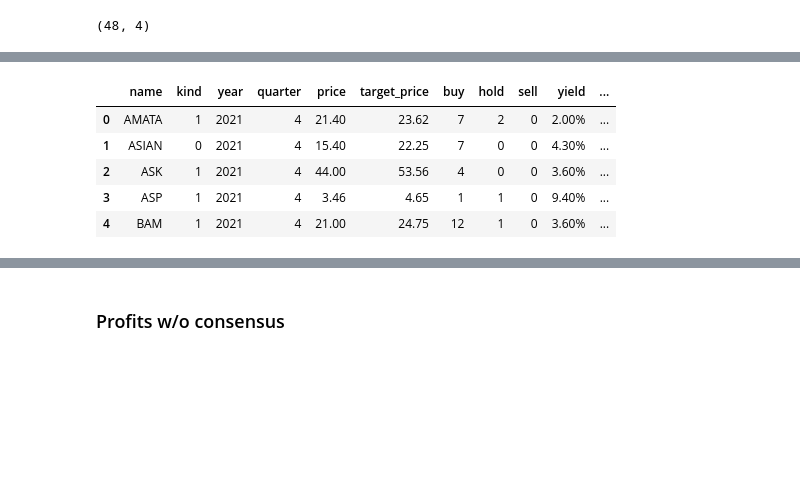
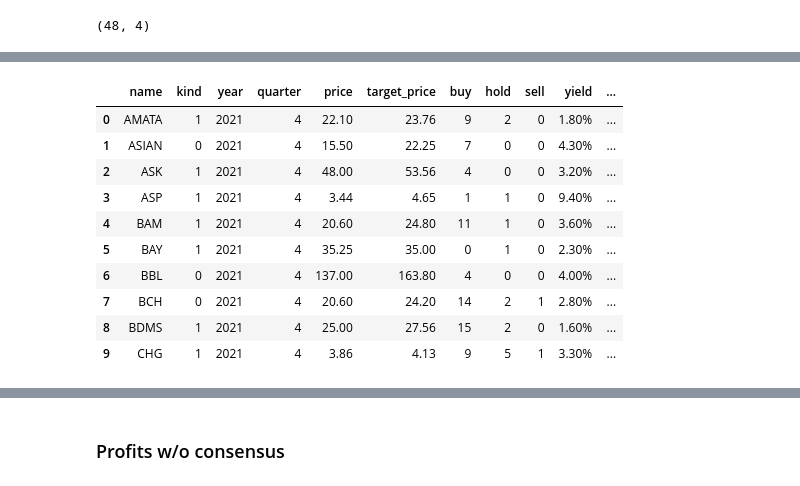
Before and after one commit to santimcs/A8, a Jupyter notebook: Weekly/010-Consensus.ipynb, the cells around one changed output, grey strips where cells are left out. Cells and saved outputs as stored; diff of their text form; code cells hidden in the pictures; blank space fills up the shorter version.

```diff
--- a/Weekly/010-Consensus.ipynb
+++ b/Weekly/010-Consensus.ipynb
@@ -163,14 +178,19 @@ AND ('2022-03-25'::date - date(updated_at)::date) < 15
 #consensus.loc['TSTH',['target','upside']] = [1.52,1]
 # %%
 prf_css = pd.merge(my_profits, consensus, on='name', how='inner')
-prf_css.head().style.format(format_dict)
+prf_css.head(10).style.format(format_dict)
 # %% [output]
 |  | name | kind | year | quarter | price | target_price | buy | hold | sell | yield | ... |
-| 0 | AMATA | 1 | 2021 | 4 | 21.40 | 23.62 | 7 | 2 | 0 | 2.00% | ... |
-| 1 | ASIAN | 0 | 2021 | 4 | 15.40 | 22.25 | 7 | 0 | 0 | 4.30% | ... |
-| 2 | ASK | 1 | 2021 | 4 | 44.00 | 53.56 | 4 | 0 | 0 | 3.60% | ... |
-| 3 | ASP | 1 | 2021 | 4 | 3.46 | 4.65 | 1 | 1 | 0 | 9.40% | ... |
-| 4 | BAM | 1 | 2021 | 4 | 21.00 | 24.75 | 12 | 1 | 0 | 3.60% | ... |
+| 0 | AMATA | 1 | 2021 | 4 | 22.10 | 23.76 | 9 | 2 | 0 | 1.80% | ... |
+| 1 | ASIAN | 0 | 2021 | 4 | 15.50 | 22.25 | 7 | 0 | 0 | 4.30% | ... |
+| 2 | ASK | 1 | 2021 | 4 | 48.00 | 53.56 | 4 | 0 | 0 | 3.20% | ... |
+| 3 | ASP | 1 | 2021 | 4 | 3.44 | 4.65 | 1 | 1 | 0 | 9.40% | ... |
+| 4 | BAM | 1 | 2021 | 4 | 20.60 | 24.80 | 11 | 1 | 0 | 3.60% | ... |
+| 5 | BAY | 1 | 2021 | 4 | 35.25 | 35.00 | 0 | 1 | 0 | 2.30% | ... |
+| 6 | BBL | 0 | 2021 | 4 | 137.00 | 163.80 | 4 | 0 | 0 | 4.00% | ... |
+| 7 | BCH | 0 | 2021 | 4 | 20.60 | 24.20 | 14 | 2 | 1 | 2.80% | ... |
+| 8 | BDMS | 1 | 2021 | 4 | 25.00 | 27.56 | 15 | 2 | 0 | 1.60% | ... |
+| 9 | CHG | 1 | 2021 | 4 | 3.86 | 4.13 | 9 | 5 | 1 | 3.30% | ... |
 # %%
 prf_css.days.value_counts(normalize=True).to_frame().style.format('{:.2%}')
 # %% [output]
```
Also changed, not shown: parts of 21 cells of this notebook, 54 other files.
